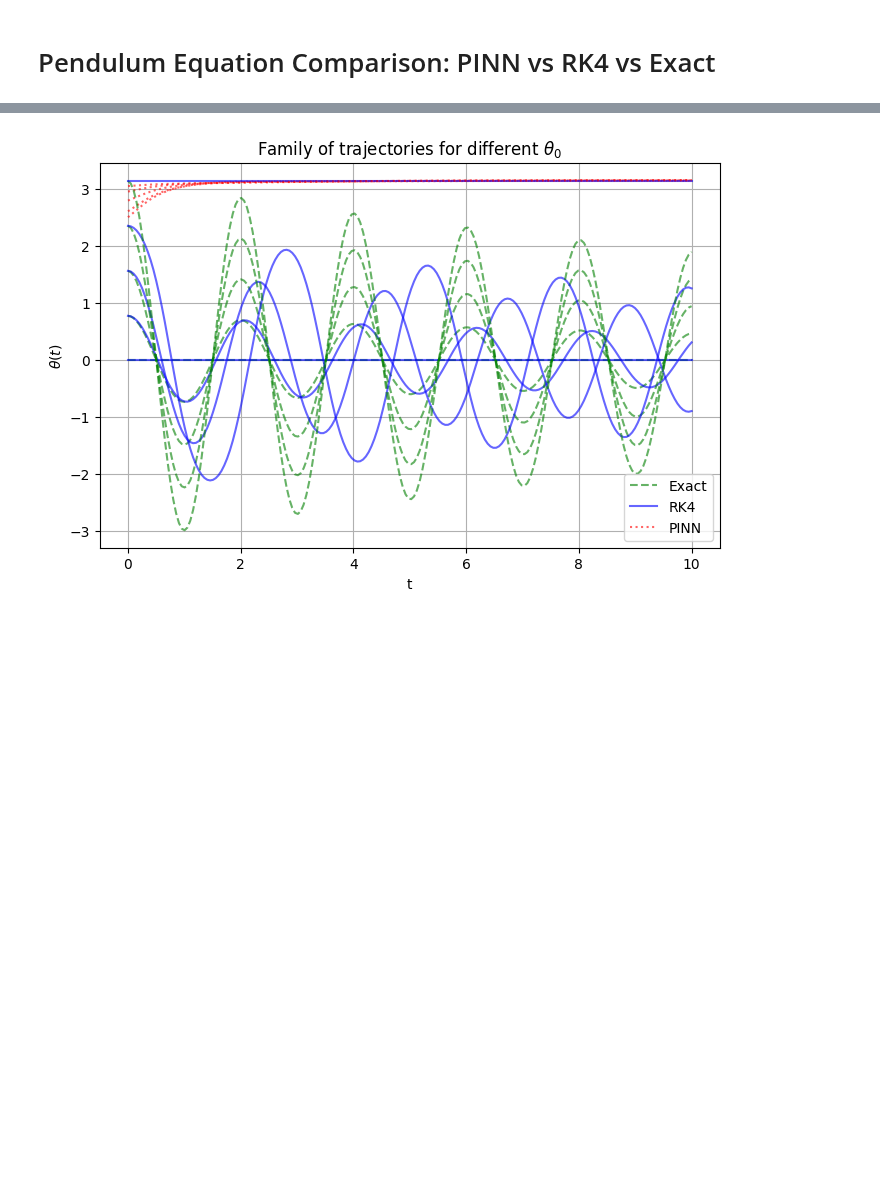
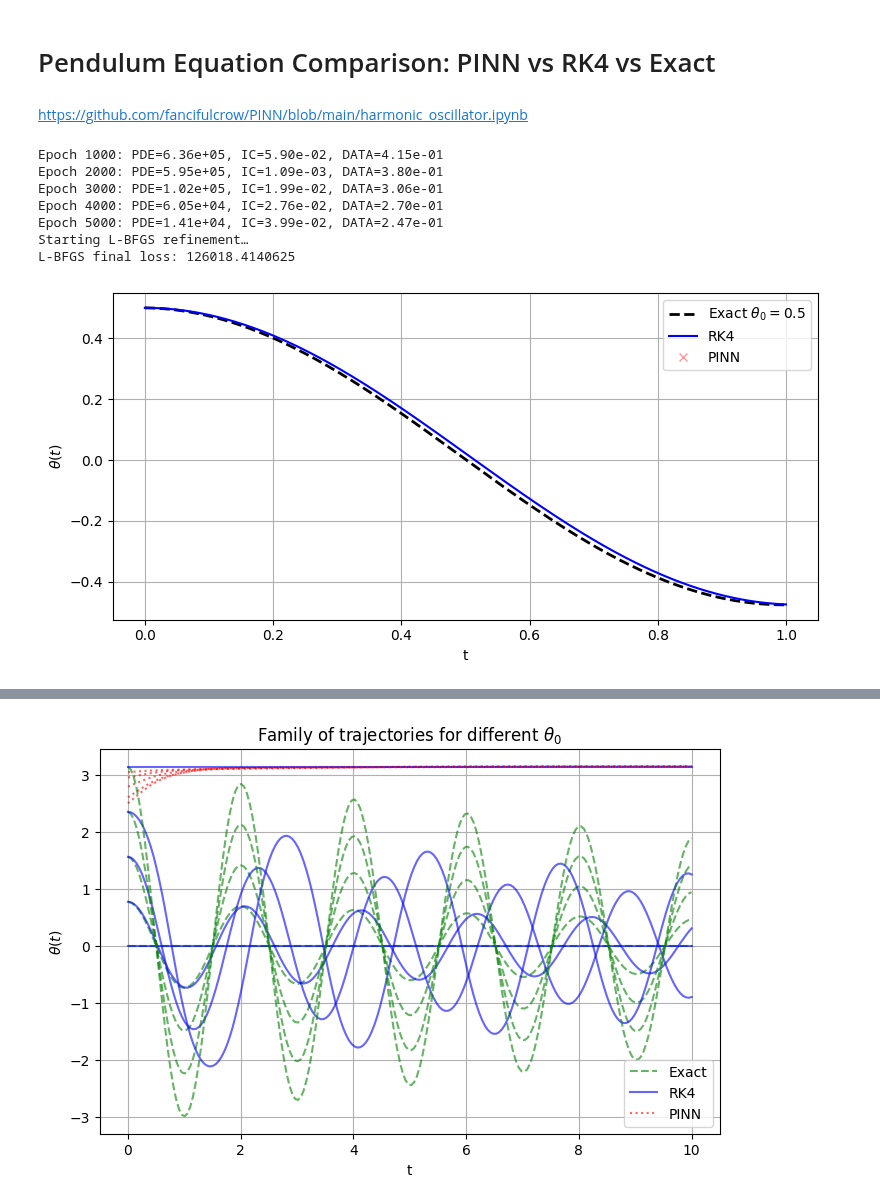
Before and after one commit to josegarciav/PINNs-RL-PDE, a Jupyter notebook: src/numerical_solvers/pendulum_equation.ipynb, the cells around one changed output, grey strips where cells are left out. Drawn from its saved outputs; the diff is of its cells as text; code cells hidden in the pictures; blank space fills up the shorter version.

```diff
--- a/src/numerical_solvers/pendulum_equation.ipynb
+++ b/src/numerical_solvers/pendulum_equation.ipynb
@@ -1,5 +1,7 @@
 # %% [markdown]
 # Pendulum Equation Comparison: PINN vs RK4 vs Exact
+# %% [markdown]
+https://github.com/fancifulcrow/PINN/blob/main/harmonic_oscillator.ipynb
 # %%
 import numpy as np
 import math
@@ -17,7 +19,7 @@ L        = 1.0
 damping  = 0.1
 θ0       = 0.5        # initial angle (small‐angle)
 t_min    = 0.0
-t_max    = 30.0
+t_max    = 1.0
 
 # -----------------------------------------------------------------------------
 # 2) Exact small‐angle solution (for supervised data generation)
@@ -88,12 +90,13 @@ class TimeFourier(nn.Module):
 
 class PINNPendODE(nn.Module):
     def __init__(self, g=9.81, L=1.0, d=0.1,
-                 fourier_features=64,
-                 hidden=[256,128]):
+                 t_max:float=30.0,
+                 fourier_features:int=128,
+                 hidden=[512,256]):
         super().__init__()
         self.g, self.L, self.d, self.t_max = g, L, d, t_max
         # Fourier embedding of time
-        self.ff   = TimeFourier(1, fourier_features, scale=0.5)
+        self.ff   = TimeFourier(1, fourier_features, scale=10)
         # SIREN‐style first layer
         self.lin0 = nn.Linear(2*fourier_features, hidden[0])
         self.ω0   = 30.0
@@ -142,31 +145,57 @@ class PINNPendODE(nn.Module):
         return (u0 - θ0_val)**2
 
 # -----------------------------------------------------------------------------
-# 5) Training: phase 1 = Adam + LR scheduler
+# 5) Training: phase 1 = Adam + LR scheduler (with extra early-time data)
 # -----------------------------------------------------------------------------
 device = torch.device('mps')
-pinn   = PINNPendODE(g, L, damping).to(device)
-opt    = optim.Adam(pinn.parameters(), lr=1e-4)
+pinn   = PINNPendODE(g, L, damping, t_max).to(device)
+opt    = optim.Adam(pinn.parameters(), lr=5e-5)
 sched  = optim.lr_scheduler.StepLR(opt, step_size=2000, gamma=0.5)
 
-w_pde, w_ic, w_data = 20.0, 10.0, 30.0
-N_pde, N_data       = 5000, 2000
+w_pde, w_ic, w_data = 5.0, 5.0, 30.0
+N_pde, N_data       = 5000, 8000
 
-# precompute supervised data
-t_data = torch.linspace(t_min, t_max, N_data, device=device).unsqueeze(-1)
-u_data = torch.tensor(exact_small_angle(t_data.cpu().numpy()),
-                      dtype=torch.float32, device=device).unsqueeze(-1)
+# 5.1) Uniform supervised data over [0, t_max]
+t_data = torch.linspace(t_min, t_max, N_data, device=device).unsqueeze(-1)  # shape (N_data,1)
+u_data = torch.tensor(
+    exact_small_angle(t_data.cpu().numpy())[:, None],
+    dtype=torch.float32,
+    device=device
+)  # shape (N_data,1)
 
-for ep in range(1, 10001):
-    # linearly increase w_pde from 0.1 to 10 over the first n epochs
-    w_pde = 0.1 + 9.9 * min(ep/4000, 1.0)
-    # PDE collocation
+# 5.2) Extra “anchor” points in [0, 5] to nail the envelope
+t_extra = torch.rand(200, 1, device=device) * 5.0                           # shape (200,1)
+u_extra = torch.tensor(
+    exact_small_angle(t_extra.cpu().numpy())[:, None],
+    dtype=torch.float32,
+    device=device
+)  # shape (200,1)
+
+# 5.3) Combine and shuffle
+t_data = torch.cat([t_data, t_extra], dim=0)  # now (8200,1)
+u_data = torch.cat([u_data, u_extra], dim=0)
+
+perm   = torch.randperm(t_data.size(0), device=device)
+t_data = t_data[perm]
+u_data = u_data[perm]
+
+# 5.4) Training loop
+for ep in range(1, 5001):
+    # curriculum on w_pde
+    w_pde = 0.1 + 9.9 * min(ep/1000, 1.0)
+
+    # PDE collocation loss
     t_pde = torch.rand(N_pde,1, device=device) * t_max
     lpde  = pinn.loss_pde(t_pde)
+
+    # IC loss
     lic   = pinn.loss_ic()
+
+    # Data-MSE loss
     upred = pinn(t_data)
     ldat  = nn.MSELoss()(upred, u_data)
 
+    # Total loss
     loss = w_pde*lpde + w_ic*lic + w_data*ldat
 
     opt.zero_grad()
@@ -176,8 +205,8 @@ for ep in range(1, 10001):
     sched.step()
 
     if ep % 1000 == 0:
-        print("Epoch {}: PDE={:.2e}, IC={:.2e}, DATA={:.2e}"
-          .format(ep, lpde.item(), lic.item(), ldat.item()))
+        print(f"Epoch {ep}: PDE={lpde.item():.2e}, IC={lic.item():.2e}, DATA={ldat.item():.2e}")
+
 
 # -----------------------------------------------------------------------------
 # 6) Training: phase 2 = L-BFGS refinement
@@ -212,30 +241,39 @@ def closure():
 
 final_loss = lbfgs.step(closure)
 print("L-BFGS final loss:", final_loss.item())
 
 # -----------------------------------------------------------------------------
 # 7) Evaluate & plot line traces
 # -----------------------------------------------------------------------------
 pinn.eval()
 t_vals = np.linspace(t_min, t_max, 1000)
 U_ex   = exact_small_angle(t_vals)
 rk4    = SinglePendulumRK4(g, L, damping, θ0, dt=1e-3, t_max=t_max)
 
 dt      = 1e-3
 ts      = np.arange(0, t_max+dt, dt)
 hist    = rk4.solve(ts.tolist())
 θ_vals  = np.array([hist[t] for t in ts])
 U_fd    = np.interp(t_vals, ts, θ_vals)
 
 with torch.no_grad():
     tt_cpu = torch.tensor(t_vals[:, None], dtype=torch.float32)
     U_pr = pinn(tt_cpu).cpu().numpy().flatten()
 
 plt.figure(figsize=(8,4))
 plt.plot(t_vals, U_ex, 'k--', lw=2, label=r'Exact $\theta_0 = 0.5$')
 plt.plot(t_vals, U_fd, 'b-',  label='RK4')
 plt.plot(t_vals, U_pr, 'rx',  label='PINN', alpha=0.4)
 plt.xlabel('t'); plt.ylabel(r'$\theta(t)$')
 plt.legend(); plt.grid(True)
 plt.tight_layout()
 plt.show()
+# %% [output]
+Epoch 1000: PDE=6.36e+05, IC=5.90e-02, DATA=4.15e-01
+Epoch 2000: PDE=5.95e+05, IC=1.09e-03, DATA=3.80e-01
+Epoch 3000: PDE=1.02e+05, IC=1.99e-02, DATA=3.06e-01
+Epoch 4000: PDE=6.05e+04, IC=2.76e-02, DATA=2.70e-01
+Epoch 5000: PDE=1.41e+04, IC=3.99e-02, DATA=2.47e-01
+Starting L-BFGS refinement…
+L-BFGS final loss: 126018.4140625
+[figure, added]
```
Also changed, not shown: parts of 1 cell of this notebook.
